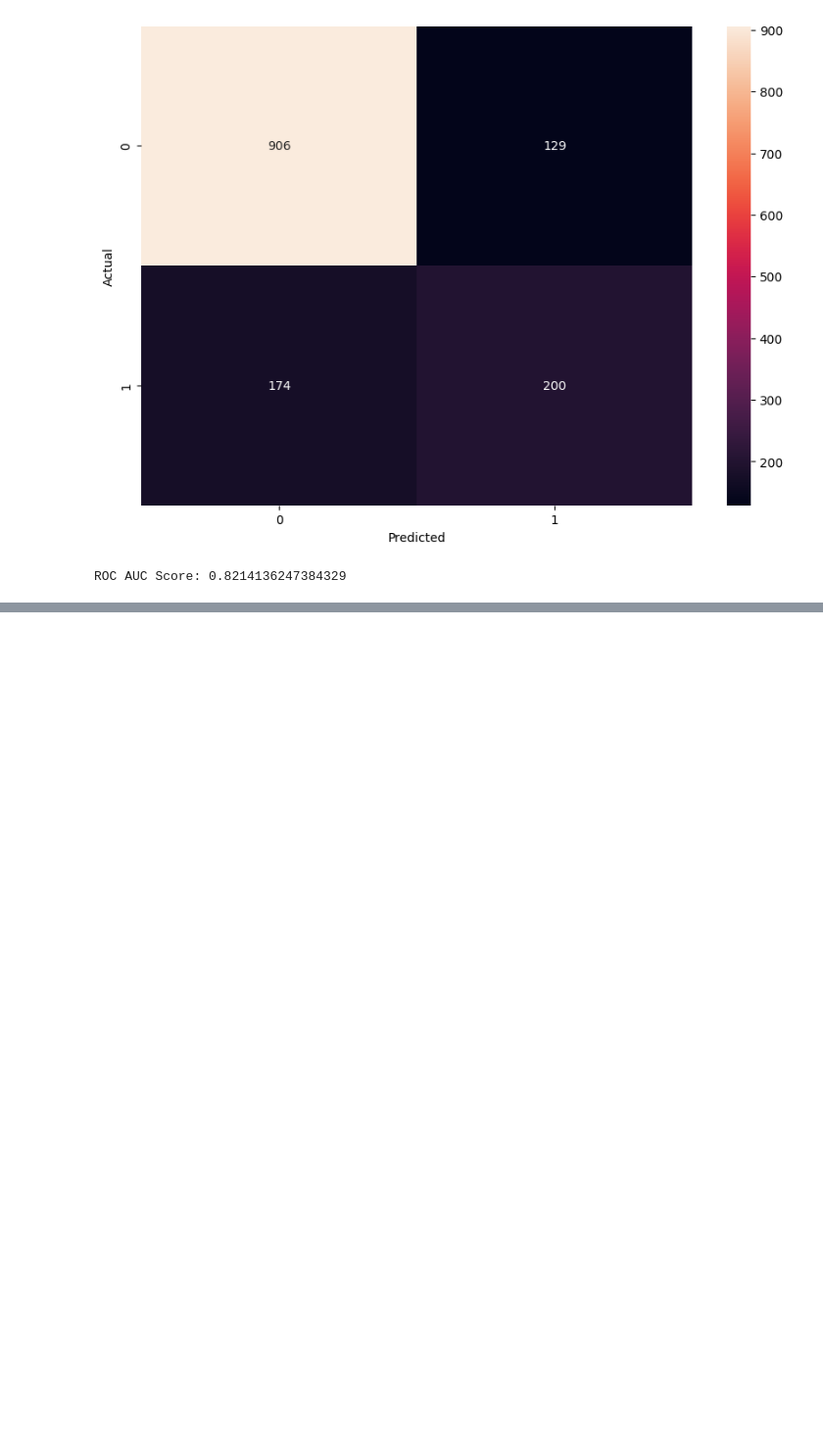
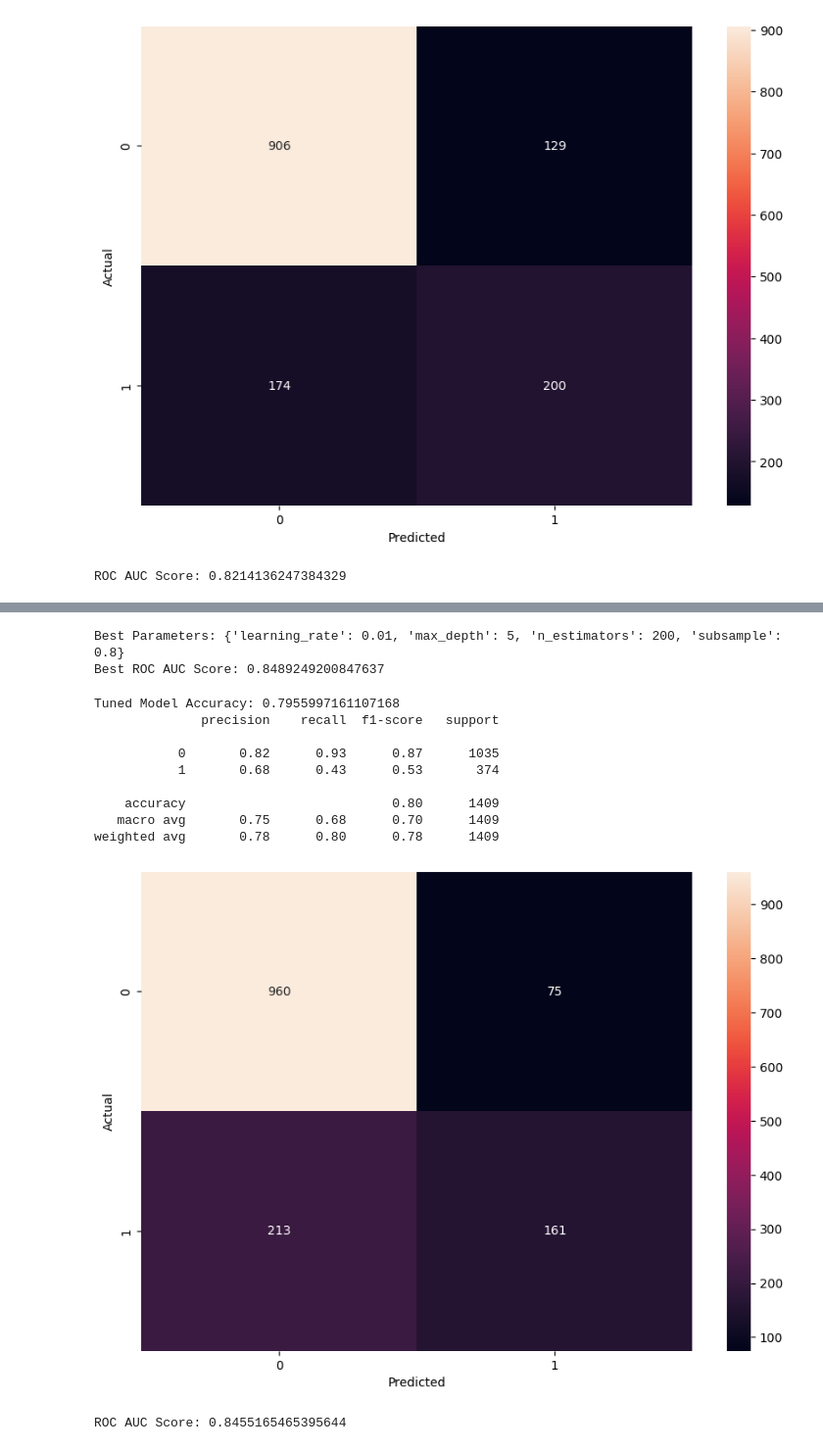
Before and after one commit to Ganindu-Deshapriya/Customer_Churn_Prediction_Group_06, a Jupyter notebook: Customer_Churn_Prediction_Group_06/notebooks/Ganindu_FC211004/gdesh_xgb.ipynb, the cells around one changed output, grey strips where cells are left out. Shown: that part at 98% size. Drawn from its saved outputs; the diff is of its cells as text; code cells hidden in the pictures; blank space fills up the shorter version.

```diff
--- a/Customer_Churn_Prediction_Group_06/notebooks/Ganindu_FC211004/gdesh_xgb.ipynb
+++ b/Customer_Churn_Prediction_Group_06/notebooks/Ganindu_FC211004/gdesh_xgb.ipynb
@@ -203,3 +203,24 @@ Accuracy: 0.7849538679914834
 weighted avg       0.78      0.78      0.78      1409
 [figure]
 ROC AUC Score: 0.8214136247384329
+# %%
+from sklearn.model_selection import GridSearchCV
+import xgboost as xgb
+
+param_grid = {
+    'n_estimators': [100, 200],
+    'max_depth': [3, 5, 7],
+    'learning_rate': [0.1, 0.01],
+    'subsample': [0.8, 1.0]
+}
+
+grid_search = GridSearchCV(
+    estimator=xgb_clf,
+    param_grid=param_grid,
+    cv=3,
+    scoring='roc_auc',
+    verbose=2,
+    n_jobs=-1
+)
+
+grid_search.fit(X_train, y_train)
@@ -205,0 +319,35 @@ ROC AUC Score: 0.8214136247384329
+# %%
+print("Best Parameters:", grid_search.best_params_)
+print("Best ROC AUC Score:", grid_search.best_score_)
+
+
+best_model = grid_search.best_estimator_
+# %% [output]
+Best Parameters: {'learning_rate': 0.01, 'max_depth': 5, 'n_estimators': 200, 'subsample': 0.8}
+Best ROC AUC Score: 0.8489249200847637
+# %%
+
+y_pred = best_model.predict(X_test)
+print("Tuned Model Accuracy:", accuracy_score(y_test, y_pred))
+print(classification_report(y_test, y_pred))
+
+plt.figure(figsize=(10, 7))
+sns.heatmap(confusion_matrix(y_test, y_pred), annot=True, fmt='d')
+plt.xlabel("Predicted")
+plt.ylabel("Actual")
+plt.show()
+
+y_proba = best_model.predict_proba(X_test)[:,1]
+print("ROC AUC Score:", roc_auc_score(y_test, y_proba))
+# %% [output]
+Tuned Model Accuracy: 0.7955997161107168
+              precision    recall  f1-score   support
+
+           0       0.82      0.93      0.87      1035
+           1       0.68      0.43      0.53       374
+
+    accuracy                           0.80      1409
+   macro avg       0.75      0.68      0.70      1409
+weighted avg       0.78      0.80      0.78      1409
+[figure, added]
+ROC AUC Score: 0.8455165465395644
```
Also changed, not shown: parts of 1 cell of this notebook.
